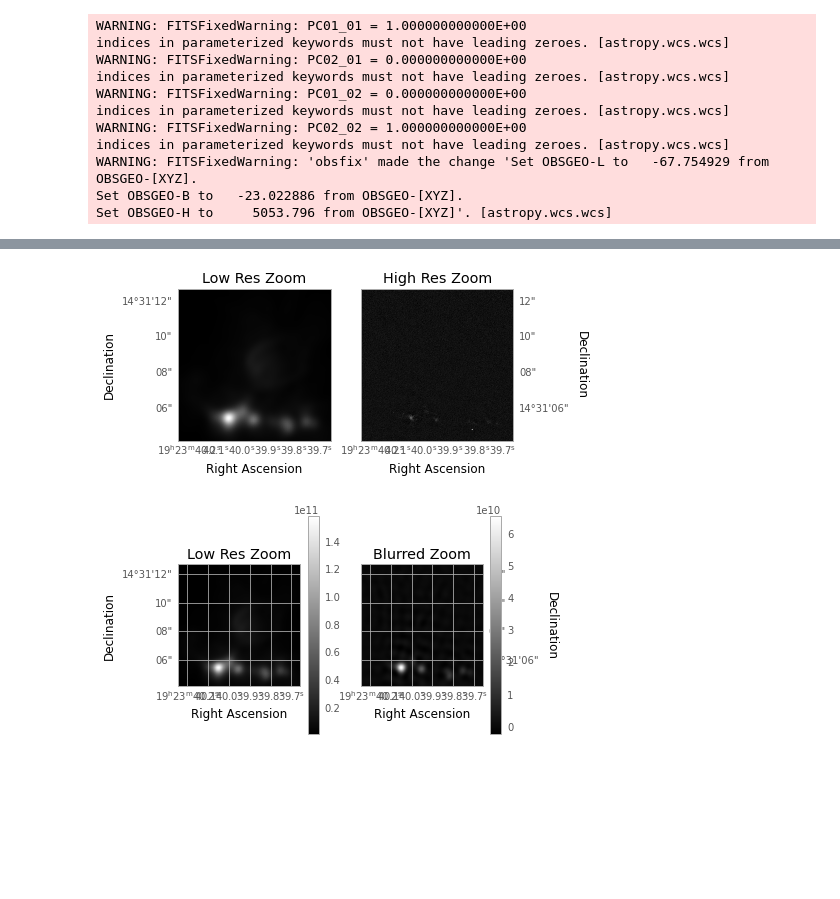
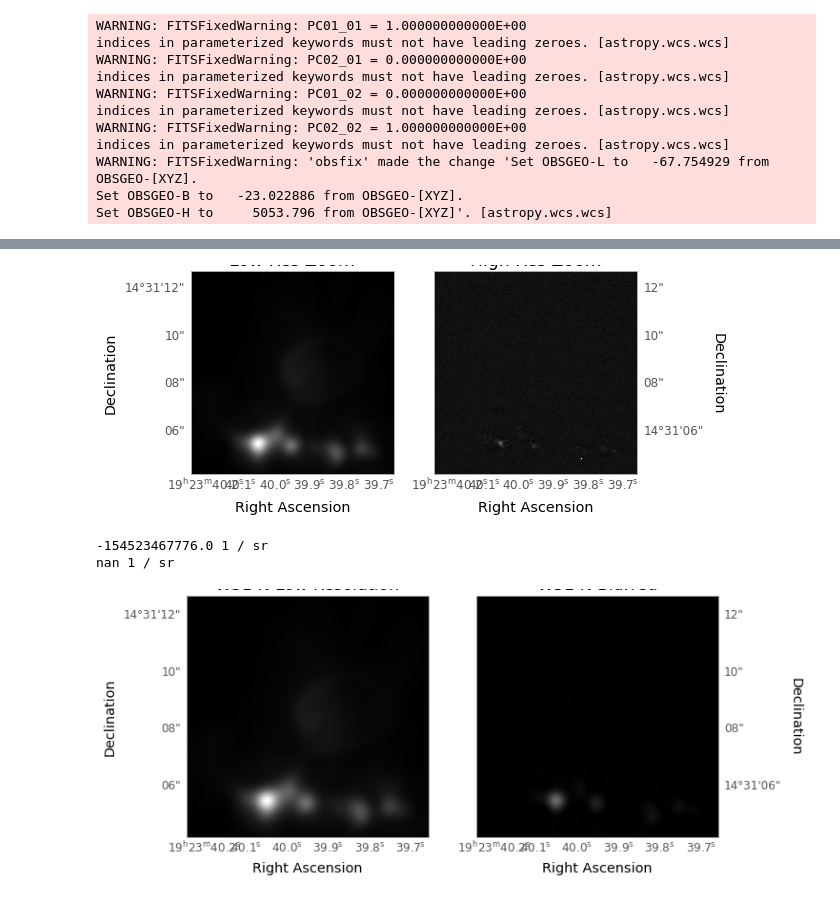
Before and after one commit to dbovie/W51_2015to2017_maps, a Jupyter notebook: Smoothing.ipynb, the cells around one changed output, grey strips where cells are left out. Drawn from its saved outputs; the diff is of its cells as text; code cells hidden in the pictures; blank space fills up the shorter version.

```diff
--- a/Smoothing.ipynb
+++ b/Smoothing.ipynb
@@ -169,26 +255,32 @@ ax2.coords['dec'].set_ticklabel_position('r')
 ax2.set_title('High Res Zoom')
 ax2.grid(False)
 plt.show()
+print(min(highres[5]))
+print(min(lowres[5]))
 # %% [output]
-[figure, old version]
+[figure, new version]
+-154523467776.0 1 / sr
+nan 1 / sr
 # %%
+plt.figure(figsize=(10, 10))
+norm = simple_norm(array_zoom, min_percent=1, max_percent=99.999)
 ax1 = plt.subplot(1,2,1, projection=wcs_high.celestial[2300:4000, 2000:3700])
-zoom1=ax1.imshow(array_zoom, cmap='gray', interpolation="nearest", origin="lower")
+zoom1=ax1.imshow(array_zoom, cmap='gray', interpolation="nearest", origin="lower", norm=norm)
 ax1.coords['ra'].set_axislabel('Right Ascension')
 ax1.coords['dec'].set_axislabel('Declination')
-ax1.set_title('Low Res Zoom')
-# ax1.grid(False)
-plt.colorbar(mappable=zoom1)
+ax1.set_title('W51 N Low Resolution')
+ax1.grid(False)
+# plt.colorbar(mappable=zoom1)
 
 ax2 = plt.subplot(1,2,2, projection=wcs_high.celestial[2300:4000, 2000:3700])
-zoom2=ax2.imshow(zoom_conv, cmap='gray', interpolation="nearest", origin="lower")
+zoom2=ax2.imshow(zoom_conv, cmap='gray', interpolation="nearest", origin="lower", norm=norm)
 ax2.coords['ra'].set_axislabel('Right Ascension')
 ax2.coords['dec'].set_axislabel('Declination')
 ax2.coords['dec'].set_axislabel_position('r')
 ax2.coords['dec'].set_ticklabel_position('r')
-ax2.set_title('Blurred Zoom')
-# ax2.grid(False)
-plt.colorbar(mappable=zoom2)
+ax2.set_title('W51 N Blurred')
+ax2.grid(False)
+# plt.colorbar(mappable=zoom2)
 plt.show()
 # %% [output]
-[figure, old version]
+[figure, new version]
```
Also changed, not shown: parts of 76 cells of this notebook, 2 other files.
